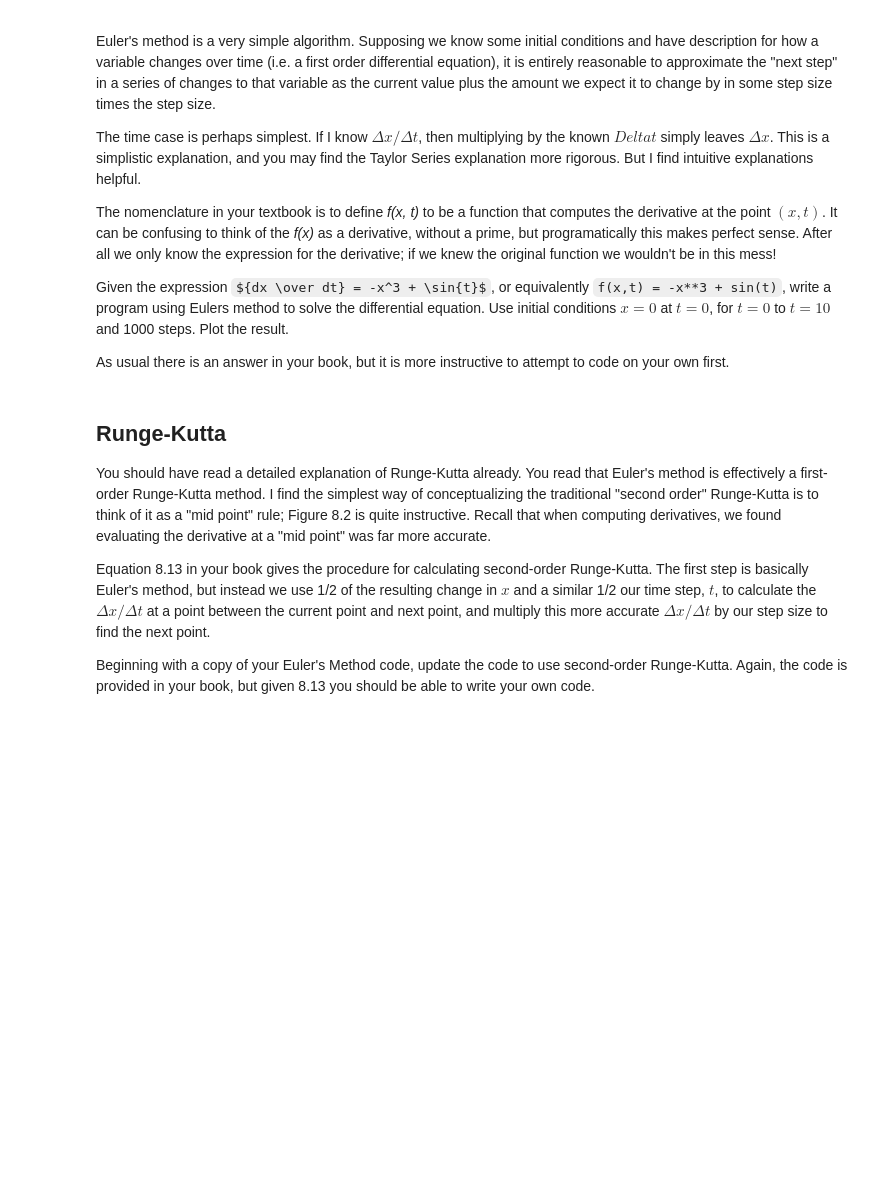
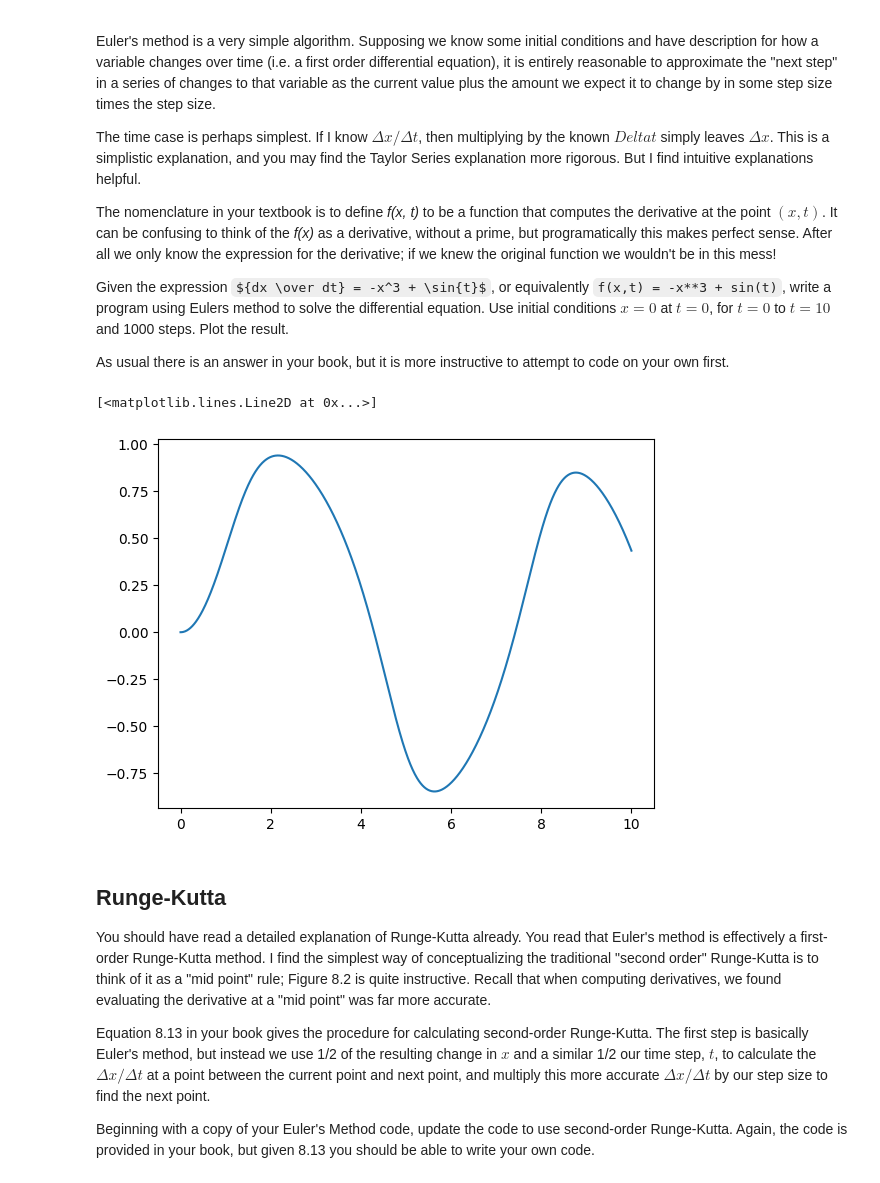
Before and after one commit to AtomLikeInPhysics/Tom-PHYS50733, a Jupyter notebook: Lecture Notes/first_order_de.ipynb, the cells around one changed output. Drawn from its saved outputs; the diff is of its cells as text; code cells hidden in the pictures; some formulas as TeX source; blank space fills up the shorter version.

```diff
--- a/Lecture Notes/first_order_de.ipynb
+++ b/Lecture Notes/first_order_de.ipynb
@@ -15,5 +18,23 @@ As usual there is an answer in your book, but it is more instructive to attempt
 # %%
-# code
+def f(x,t):
+    return((-x)**3 + np.sin(t))
+
+x=0
+tstart = 0
+tstop = 10
+N = 1000
+h = (tstop-tstart)/N
+xpnt = []
+
+t = np.linspace(tstart,tstop,N)
+for i in t:
+    xpnt.append(x)
+    x += h*f(x,i)
+
+plt.plot(t,xpnt)
+# %% [output]
+[<matplotlib.lines.Line2D at 0x...>]
+[figure, added]
 # %% [markdown]
 ## Runge-Kutta
 
```
Also changed, not shown: parts of 3 cells of this notebook.
